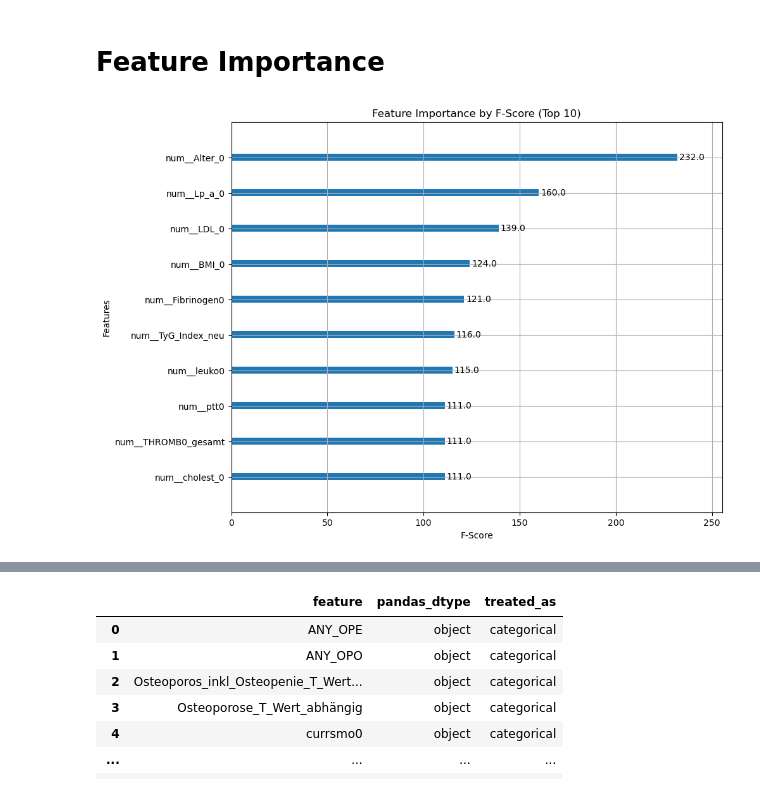
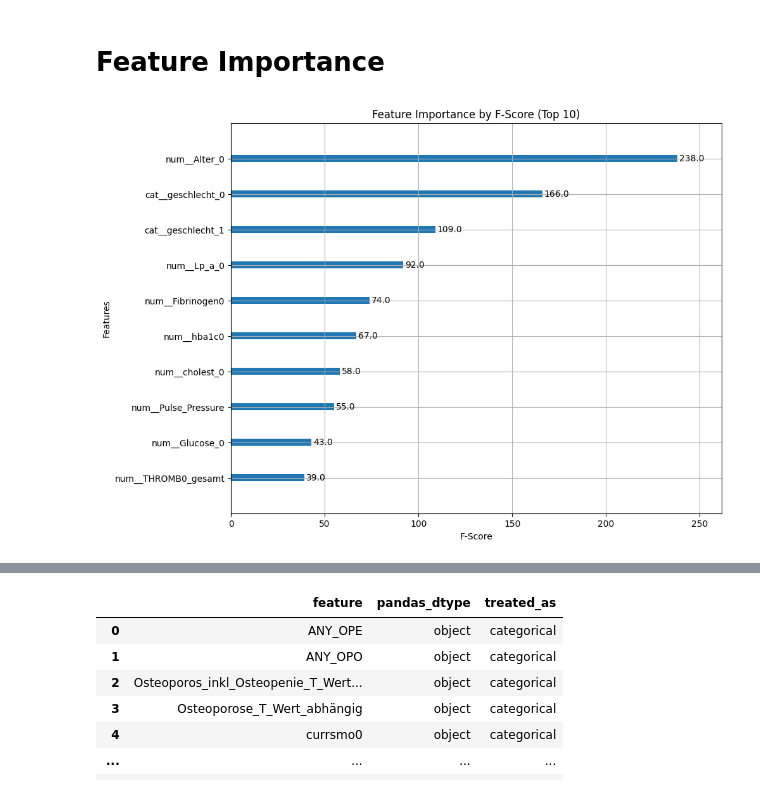
Before and after one commit to samuellukaswidmer/Bachelorproject-HS25, a Jupyter notebook: xgboost-binary-classification.ipynb, the cells around one changed output, grey strips where cells are left out. Saved outputs shown, nothing was run; the diff lists cells and outputs as text; code cells hidden in the pictures.

```diff
--- a/xgboost-binary-classification.ipynb
+++ b/xgboost-binary-classification.ipynb
@@ -150,6 +153,33 @@ if categorical_features:
 print(f"Categorical features ({len(categorical_features)}): {categorical_features}")
 print(f"Numerical features ({len(numerical_features)}): sample -> {numerical_features[:5]}")
 
+# Note: Features with >75% missing were already removed in Cell 4
+# (data = data.loc[:, data.isnull().mean() < 0.75])
+
+# Remove highly correlated numerical features
+if len(numerical_features) > 0:
+    X_num = X[numerical_features].select_dtypes(include=['float64', 'int64'])
+    if len(X_num.columns) > 0:
+        corr_matrix = X_num.corr().abs()
+        upper_triangle = corr_matrix.where(
+            np.triu(np.ones(corr_matrix.shape), k=1).astype(bool)
+        )
+        to_remove = set()
+        for column in upper_triangle.columns:
+            high_corr = upper_triangle.index[upper_triangle[column] > 0.95].tolist()
+            if high_corr:
+                for col in high_corr:
+                    if column not in to_remove:
+                        to_remove.add(col)
+
+        if len(to_remove) > 0:
+            print(f"Removing {len(to_remove)} highly correlated features")
+            X = X.drop(columns=list(to_remove), errors='ignore')
+            numerical_features = [f for f in numerical_features if f not in to_remove]
+
+print(f"After cleaning - Numerische Features: {len(numerical_features)}")
+print(f"After cleaning - Kategoriale Features: {len(categorical_features)}")
+
 # Split data into train and test sets
 X_train, X_test, y_train, y_test = train_test_split(
     X, y, test_size=0.2, random_state=42
@@ -276,31 +374,33 @@ PrecisionRecallDisplay.from_predictions(y_test, pipeline.named_steps["classifier
 # %%
 # Find the top 10 important features using XGBoost's plot_importance
 
-# 1. Get the final feature names
-feature_names_out = pipeline.named_steps['preprocessor'].get_feature_names_out()
+# 1. Get feature names from preprocessor and map to selected features
+all_feature_names = temp_preprocessor.get_feature_names_out()
+selected_indices = selector.get_support(indices=True)
+selected_feature_names = [all_feature_names[i] for i in selected_indices]
 
-# 2. Extract the trained scikit-learn wrapper
+# 2. Extract the trained XGBoost model
 xgb_model = pipeline.named_steps['classifier']
 
-# 3. CRITICAL: Get the underlying Booster object
+# 3. Get the underlying Booster object
 booster = xgb_model.get_booster()
 
-# 4. CRITICAL: Set the feature names on the Booster object
-booster.feature_names = list(feature_names_out)
+# 4. Set the feature names on the Booster object (use selected feature names)
+booster.feature_names = selected_feature_names
 
 # 5. Plot the importance using the Booster
 fig, ax = plt.subplots(1, 1, figsize=(10, 8))
 plot_importance(
     booster,
     ax=ax,
     importance_type='weight',
     xlabel='F-Score',
     max_num_features=10
 )
 ax.set_title("Feature Importance by F-Score (Top 10)")
 plt.show()
 # %% [output]
-[figure, old version]
+[figure, new version]
 # %%
 ig, (ax_top, ax_worst) = plt.subplots(1, 2, figsize=(18, 8))
 
```
Also changed, not shown: parts of 8 cells of this notebook.
